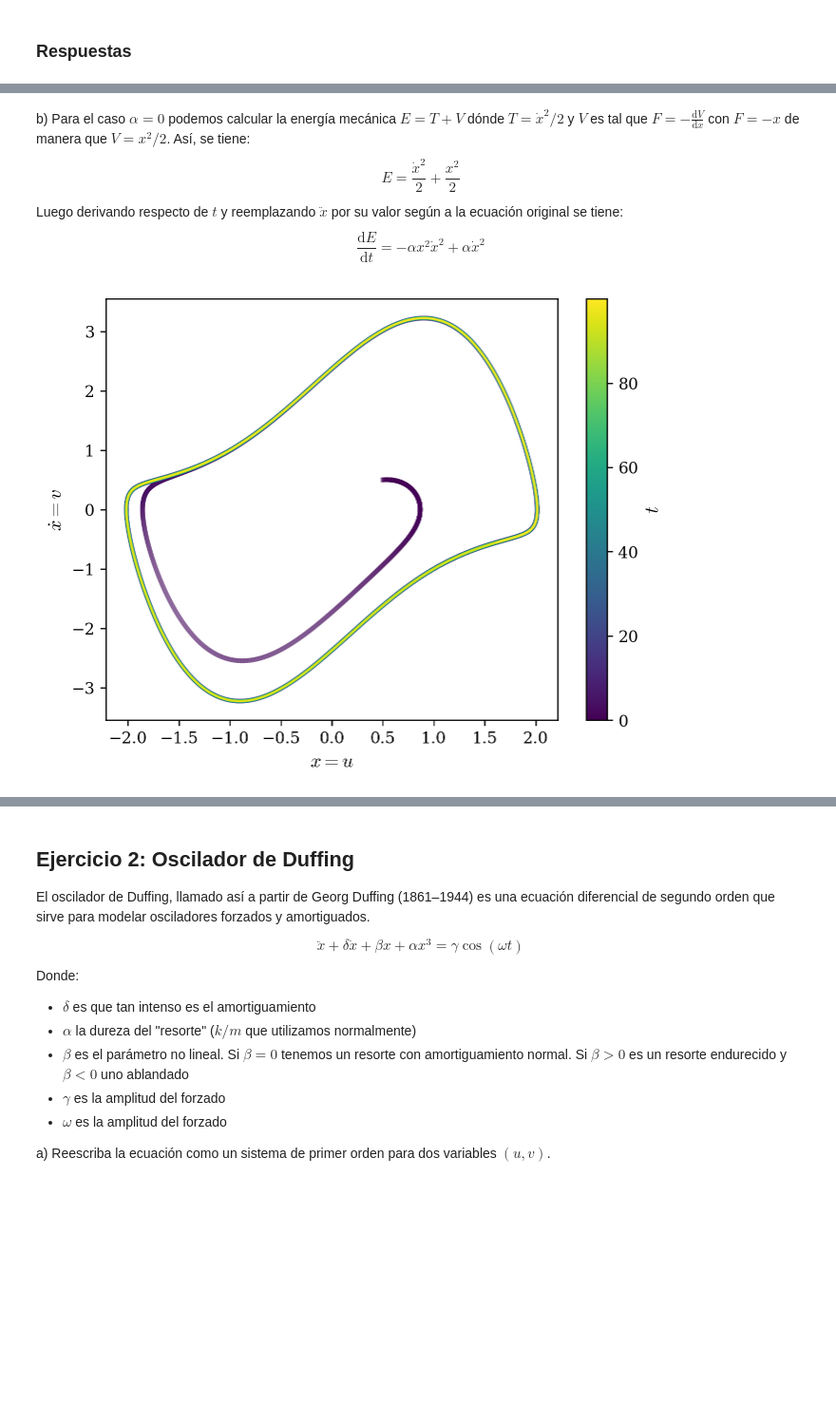
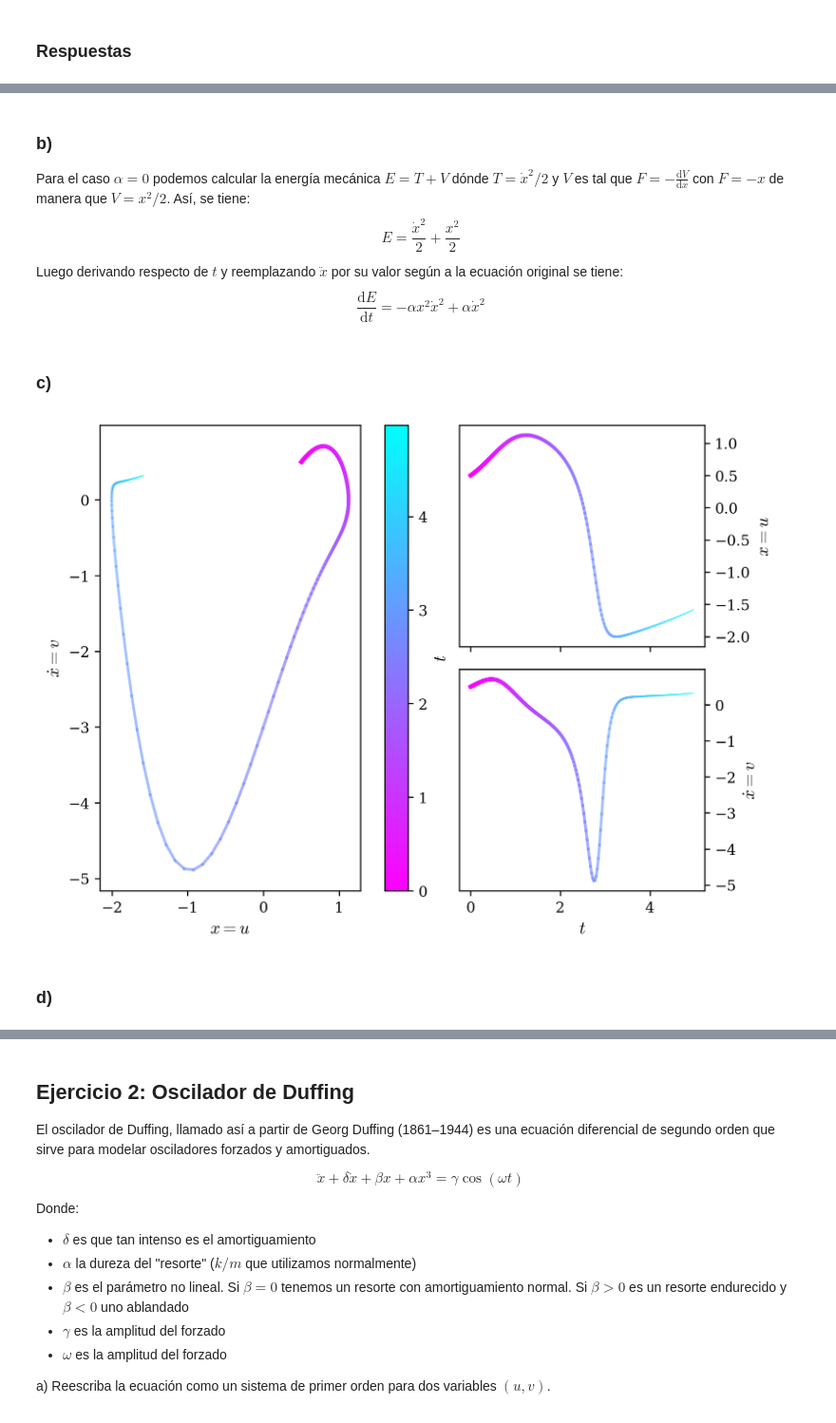
Before and after one commit to agustinbrusco/Sistemas_Complejos, a Jupyter notebook: guias/Guia1.ipynb, the cells around one changed output, grey strips where cells are left out. Shown at 95% size. Cells and saved outputs as stored; diff of their text form; code cells hidden in the pictures; blank space fills up the shorter version.

```diff
--- a/guias/Guia1.ipynb
+++ b/guias/Guia1.ipynb
@@ -68,11 +103,15 @@ $$\begin{cases}
   \end{cases}
 $$
 # %% [markdown]
-b) Para el caso $\alpha=0$ podemos calcular la energía mecánica $E = T + V$ dónde $T = \dot{x}^2/2$ y $V$ es tal que $F = - \frac{\mathrm{d} V}{\mathrm{d} x}$ con $F = - x$ de manera que $V = x^2/2$. Así, se tiene:
+### b)
+Para el caso $\alpha=0$ podemos calcular la energía mecánica $E = T + V$ dónde $T = \dot{x}^2/2$ y $V$ es tal que $F = - \frac{\mathrm{d} V}{\mathrm{d} x}$ con $F = - x$ de manera que $V = x^2/2$. Así, se tiene:
 $$E = \frac{\dot{x}^2}{2} + \frac{x^2}{2}$$
 Luego derivando respecto de $t$ y reemplazando $\ddot{x}$ por su valor según a la ecuación original se tiene:
 $$\frac{\mathrm{d} E}{\mathrm{d} t} = -\alpha x^2 \dot{x}^2 + \alpha \dot{x}^2$$
+# %% [markdown]
+### c)
 # %%
+
 def van_der_pol_func(t, x: tuple[float, float], alpha: float) -> float:
     u, v = x
     return (v, -u - alpha * v * (u**2) + alpha * v)
@@ -98,7 +137,7 @@ def runge_kutta_4_step(
 def runge_kutta_4(
     f: Callable,
     x_0: np.array,
-    t0: float,
+    t_0: float,
     dt: float,
     steps: int,
     **kwargs,
@@ -107,20 +146,21 @@ def runge_kutta_4(
     x_vals[0] = x_0
     for i in range(steps):
         x_vals[i+1] = runge_kutta_4_step(
-            f, x_vals[i], t0+i*dt, dt, *kwargs.values()
+            f, x_vals[i], t_0+i*dt, dt, *kwargs.values()
         )
     return x_vals
-# %%
-t0 = 0
-total_time = 100
-dt = 0.005
-
-# u, v = runge_kutta_4(van_der_pol_func, x_0=np.array([0.5, 0.5]), t0=t0, dt=dt, steps=int(total_time/dt), alpha=1.5).T
-ax, cmap = plot_colorline(np.arange(0, total_time, dt), u, v, "viridis")
-ax.set_xlabel(r"$x = u$")
-ax.set_ylabel(r"$\dot{x} = v$")
-plt.colorbar(cmap, ax=ax, label="$t$")
-plt.show()
-# %% [output]
-[figure, removed]
+# %%
+t_0 = 0
+x0 = np.array([0.5, 0.5])
+total_time = 20
+dt = 0.01
+time_values = np.arange(0, total_time, dt)
+u, v = runge_kutta_4(van_der_pol_func, x_0=x0, t_0=t_0, dt=dt, steps=int(total_time/dt), alpha=2).T
+# %%
+fig, axs_dict = plot_mosaic_phase(time_values, u, v, "cool_r")
+plt.show()
+# %% [output]
+[figure, added]
+# %% [markdown]
+### d)
 # %%
```
Also changed, not shown: parts of 9 cells of this notebook.
